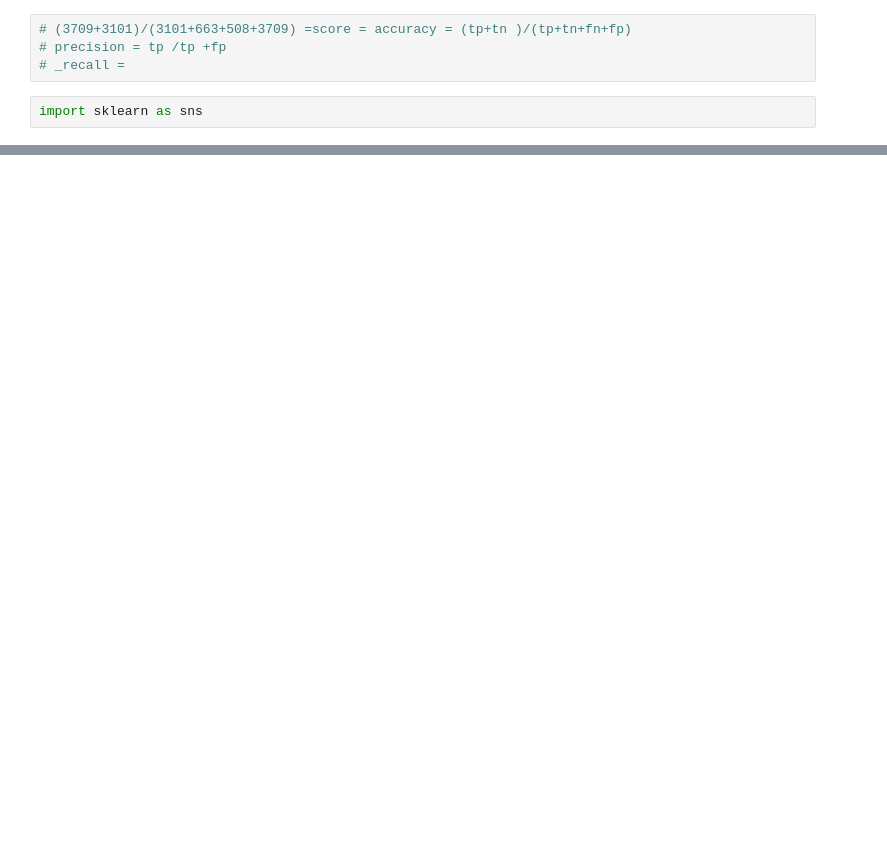
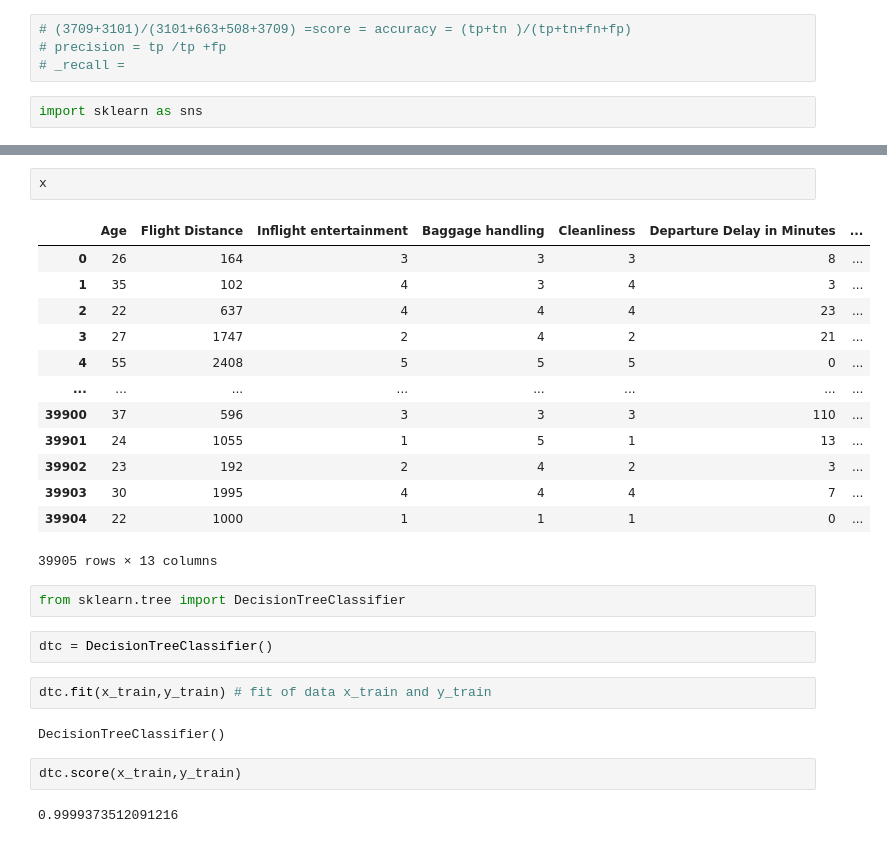
Before and after one commit to Govind-kumawat2002/Python_Library, a Jupyter notebook: Machine_learning/classification.ipynb, the cells around one changed output, grey strips where cells are left out. Drawn from its saved outputs; the diff is of its cells as text; blank space fills up the shorter version.

```diff
--- a/Machine_learning/classification.ipynb
+++ b/Machine_learning/classification.ipynb
@@ -373,2 +373,30 @@ log_loss(y_test['Customer Type_disloyal Customer'],y_test['prediction'])
 # %% [output]
 6.042652328610292
+# %%
+x
+# %% [output]
+|  | Age | Flight Distance | Inflight entertainment | Baggage handling | Cleanliness | Departure Delay in Minutes | ... |
+| 0 | 26 | 164 | 3 | 3 | 3 | 8 | ... |
+| 1 | 35 | 102 | 4 | 3 | 4 | 3 | ... |
+| 2 | 22 | 637 | 4 | 4 | 4 | 23 | ... |
+| 3 | 27 | 1747 | 2 | 4 | 2 | 21 | ... |
+| 4 | 55 | 2408 | 5 | 5 | 5 | 0 | ... |
+| ... | ... | ... | ... | ... | ... | ... | ... |
+| 39900 | 37 | 596 | 3 | 3 | 3 | 110 | ... |
+| 39901 | 24 | 1055 | 1 | 5 | 1 | 13 | ... |
+| 39902 | 23 | 192 | 2 | 4 | 2 | 3 | ... |
+| 39903 | 30 | 1995 | 4 | 4 | 4 | 7 | ... |
+| 39904 | 22 | 1000 | 1 | 1 | 1 | 0 | ... |
+39905 rows × 13 columns
+# %%
+from sklearn.tree import DecisionTreeClassifier
+# %%
+dtc = DecisionTreeClassifier()
+# %%
+dtc.fit(x_train,y_train) # fit of data x_train and y_train
+# %% [output]
+DecisionTreeClassifier()
+# %%
+dtc.score(x_train,y_train)
+# %% [output]
+0.9999373512091216
```
Also changed, not shown: parts of 17 cells of this notebook, 1 other file.
